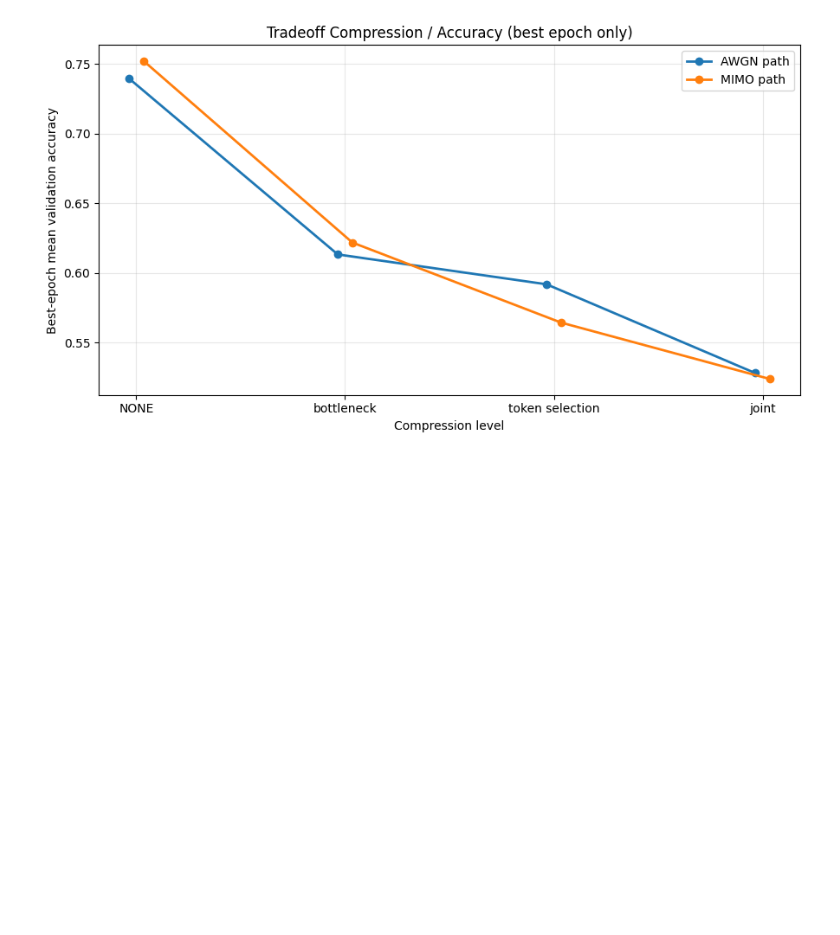
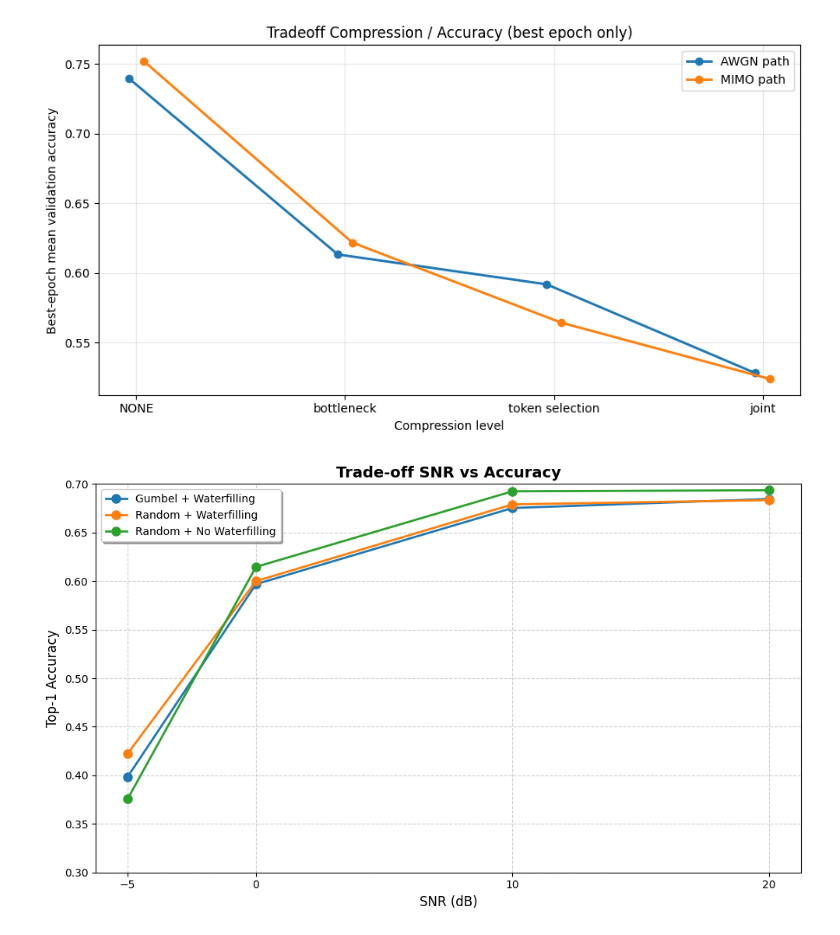
Before and after one commit to sorrentini2002/SemanticMIMO-Framework, a Jupyter notebook: Plots/Plotting_function.ipynb, the cells around one changed output. Drawn from its saved outputs; the diff is of its cells as text; code cells hidden in the pictures; blank space fills up the shorter version.

Commit message:
random_comparison

```diff
--- a/Plots/Plotting_function.ipynb
+++ b/Plots/Plotting_function.ipynb
@@ -1363,3 +1363,59 @@ Best epoch per scenario:
 - S6_ROB_MIMO_BS: best_epoch=15, mean_acc=0.5237, path=MIMO, compression=BS
 [figure]
 [figure]
+# %%
+import json
+import matplotlib.pyplot as plt
+import os
+
+def load_results(path):
+    # Cerca il file dei risultati finali
+    file_path = os.path.join(path, "final_training_results.json")
+    if not os.path.exists(file_path):
+        print(f"Saltando {path}: file non trovato.")
+        return None, None
+
+    with open(file_path, 'r') as f:
+        data = json.load(f)
+
+    # Prendiamo l'ultima entry delle 'Val accuracies' (risultato finale)
+    val_accs_list = data.get("Val accuracies", [])
+    if not val_accs_list:
+        return None, None
+
+    last_val = val_accs_list[-1]
+
+    # Ordiniamo gli SNR numericamente per il grafico
+    snrs = sorted([int(k) for k in last_val.keys()])
+    accs = [last_val[str(s)] for s in snrs]
+
+    return snrs, accs
+
+# Definizione dei percorsi
+results_paths = {
+    "Gumbel + Waterfilling": "../results/S5_ROB_AWGN_S/Test_1",
+    "Random + Waterfilling": "../results/S5_ROB_AWGN_S_RANDOM/WATERFILLING",
+    "Random + No Waterfilling": "../results/S5_ROB_AWGN_S_RANDOM/NO_WATERFILLING"
+}
+
+plt.figure(figsize=(10, 6))
+
+for label, path in results_paths.items():
+    snrs, accs = load_results(path)
+    if snrs is not None:
+        plt.plot(snrs, accs, marker='o', label=label, linewidth=2, markersize=8)
+
+# Configurazione del grafico
+plt.title("Trade-off SNR vs Accuracy", fontsize=14, fontweight='bold')
+plt.xlabel("SNR (dB)", fontsize=12)
+plt.ylabel("Top-1 Accuracy", fontsize=12)
+plt.grid(True, linestyle='--', alpha=0.6)
+plt.legend(frameon=True, shadow=True)
+plt.xticks([-5, 0, 10, 20]) # Basato sui tuoi snr_sweep nel config
+plt.ylim(0.3, 0.7)
+
+# Salvataggio e visualizzazione
+plt.tight_layout()
+plt.show()
+# %% [output]
+[figure, added]
```
Also changed, not shown: 31 other files.
